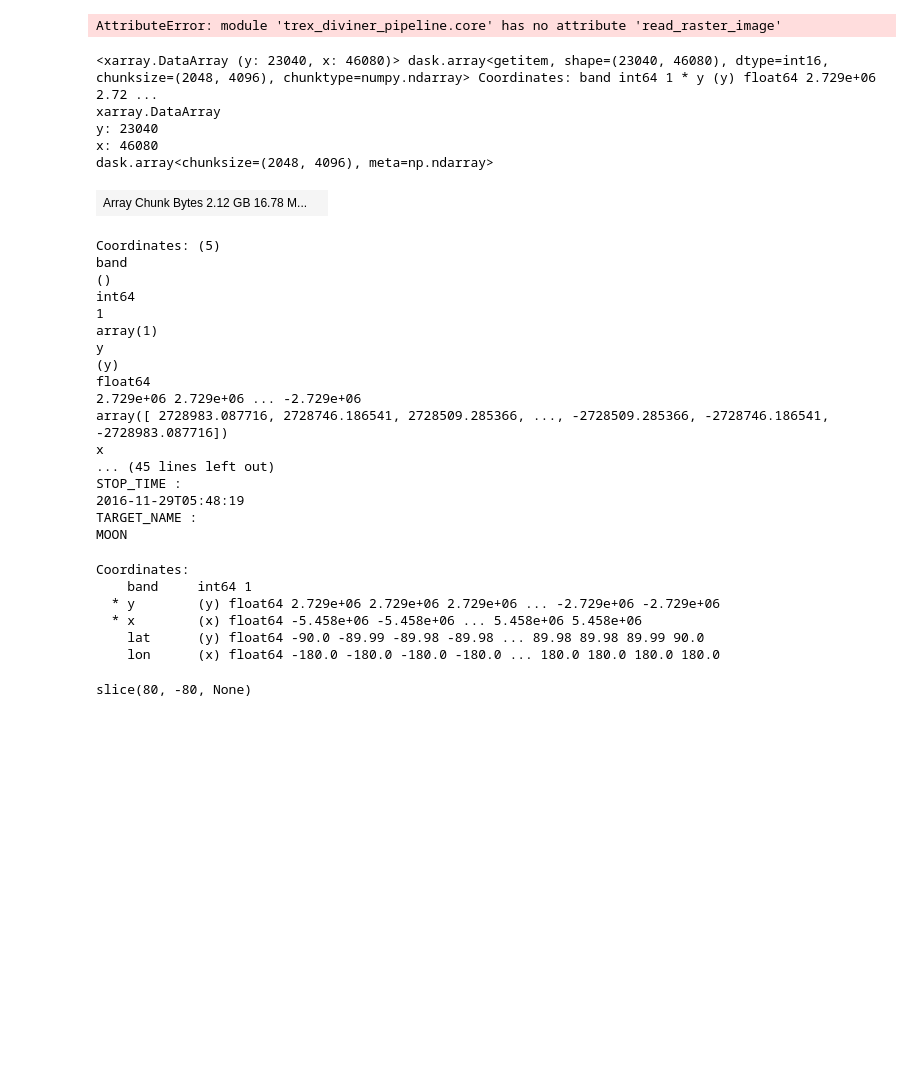
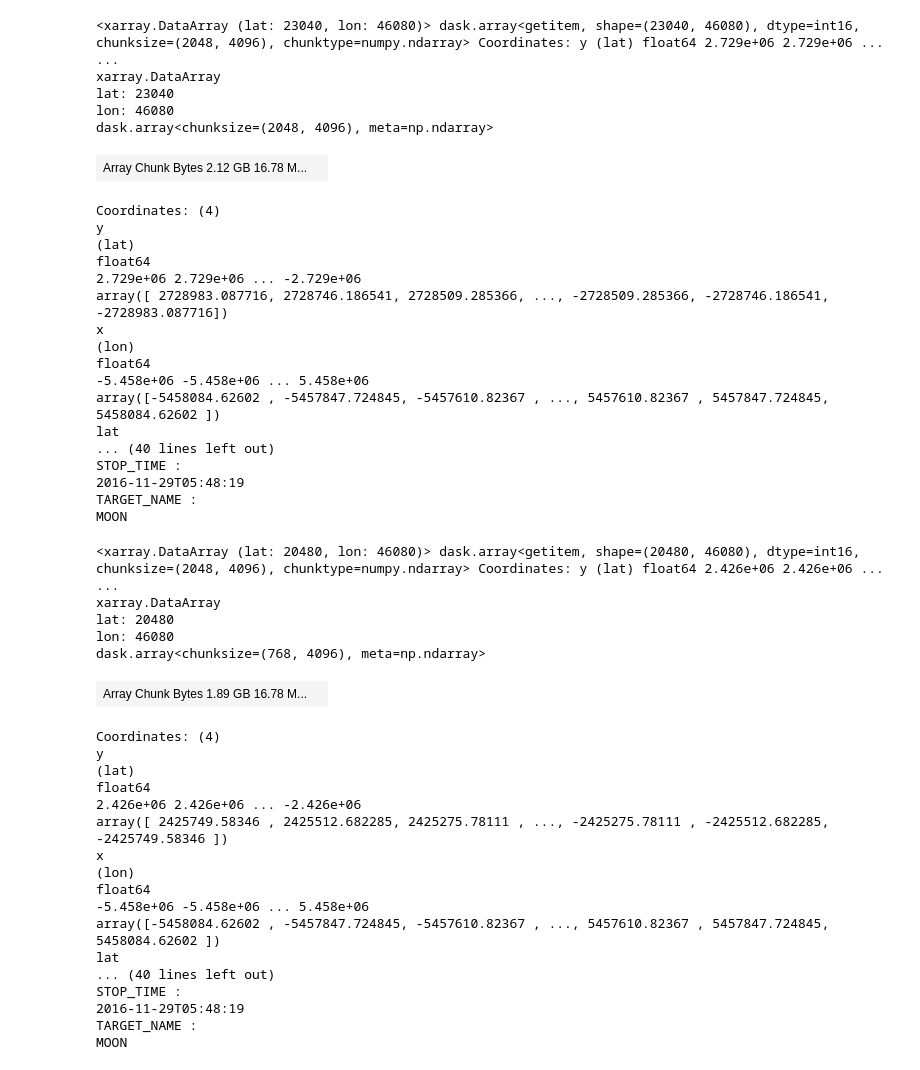
Before and after one commit to MrZombie69232/trex_diviner_pipeline, a Jupyter notebook: 01_dems.ipynb, the cells around one changed output. Saved outputs shown, nothing was run; the diff lists cells and outputs as text; code cells hidden in the pictures; blank space fills up the shorter version.

```diff
--- a/01_dems.ipynb
+++ b/01_dems.ipynb
@@ -24,7 +24,7 @@ class LOLA_DEM:
         # assign name attributes data/slope/aspect:
         for key, fname in self.fnames.items():
             setattr(self, f"{key}_fpath", self.root / fname)
-            setattr(self, key, core.read_raster_image(self.root/fname).squeeze())
+            setattr(self, key, core.read_raster_image(self.root/fname).squeeze(drop=True))
 
         lats = np.linspace(-90, 90, len(self.data.y))
         lons = np.linspace(-180, 180, len(self.data.x))
@@ -34,45 +34,64 @@ class LOLA_DEM:
             o = o.assign_coords(lon=('x', lons))
             o = o.swap_dims({'y':'lat', 'x':'lon'})
             setattr(self, key, o)
+
+    def slice_lat(self, data, lat):
+        s = slice(-lat, lat)
+        return self.data.sel(lat=s, drop=True)
 # %%
 dem = LOLA_DEM()
-# %% [output]
-AttributeError: module 'trex_diviner_pipeline.core' has no attribute 'read_raster_image'
 # %%
 dem.data
 # %% [output]
-<xarray.DataArray (y: 23040, x: 46080)> dask.array<getitem, shape=(23040, 46080), dtype=int16, chunksize=(2048, 4096), chunktype=numpy.ndarray> Coordinates: band int64 1 * y (y) float64 2.729e+06 2.72 ...
+<xarray.DataArray (lat: 23040, lon: 46080)> dask.array<getitem, shape=(23040, 46080), dtype=int16, chunksize=(2048, 4096), chunktype=numpy.ndarray> Coordinates: y (lat) float64 2.729e+06 2.729e+06 ... ...
 xarray.DataArray
-y: 23040
-x: 46080
+lat: 23040
+lon: 46080
 dask.array<chunksize=(2048, 4096), meta=np.ndarray>
 | Array Chunk Bytes 2.12 GB 16.78 M... |  |
-Coordinates: (5)
-band
-()
-int64
-1
-array(1)
+Coordinates: (4)
 y
-(y)
+(lat)
 float64
 2.729e+06 2.729e+06 ... -2.729e+06
 array([ 2728983.087716, 2728746.186541, 2728509.285366, ..., -2728509.285366, -2728746.186541, -2728983.087716])
 x
-... (45 lines left out)
+(lon)
+float64
+-5.458e+06 -5.458e+06 ... 5.458e+06
+array([-5458084.62602 , -5457847.724845, -5457610.82367 , ..., 5457610.82367 , 5457847.724845, 5458084.62602 ])
+lat
+... (40 lines left out)
 STOP_TIME :
 2016-11-29T05:48:19
 TARGET_NAME :
 MOON
 # %%
-dem.data.coords
+dem.slice_lat(dem.data, 80)
 # %% [output]
-Coordinates:
-    band     int64 1
-  * y        (y) float64 2.729e+06 2.729e+06 2.729e+06 ... -2.729e+06 -2.729e+06
-  * x        (x) float64 -5.458e+06 -5.458e+06 ... 5.458e+06 5.458e+06
-    lat      (y) float64 -90.0 -89.99 -89.98 -89.98 ... 89.98 89.98 89.99 90.0
-    lon      (x) float64 -180.0 -180.0 -180.0 -180.0 ... 180.0 180.0 180.0 180.0
+<xarray.DataArray (lat: 20480, lon: 46080)> dask.array<getitem, shape=(20480, 46080), dtype=int16, chunksize=(2048, 4096), chunktype=numpy.ndarray> Coordinates: y (lat) float64 2.426e+06 2.426e+06 ... ...
+xarray.DataArray
+lat: 20480
+lon: 46080
+dask.array<chunksize=(768, 4096), meta=np.ndarray>
+| Array Chunk Bytes 1.89 GB 16.78 M... |  |
+Coordinates: (4)
+y
+(lat)
+float64
+2.426e+06 2.426e+06 ... -2.426e+06
+array([ 2425749.58346 , 2425512.682285, 2425275.78111 , ..., -2425275.78111 , -2425512.682285, -2425749.58346 ])
+x
+(lon)
+float64
+-5.458e+06 -5.458e+06 ... 5.458e+06
+array([-5458084.62602 , -5457847.724845, -5457610.82367 , ..., 5457610.82367 , 5457847.724845, 5458084.62602 ])
+lat
+... (40 lines left out)
+STOP_TIME :
+2016-11-29T05:48:19
+TARGET_NAME :
+MOON
 # %%
 # check dtypes
 assert isinstance(dem.data_fpath, Path)
@@ -83,8 +102,3 @@ assert isinstance(dem.data, xr.DataArray)
 # check squeezing and resulting dims
 assert dem.data.ndim == 2
 assert dem.slope.ndim == 2
-# %%
-s = slice(80, -80)
-s
-# %% [output]
-slice(80, -80, None)
```
Also changed, not shown: parts of 10 cells of this notebook, 9 other files.
